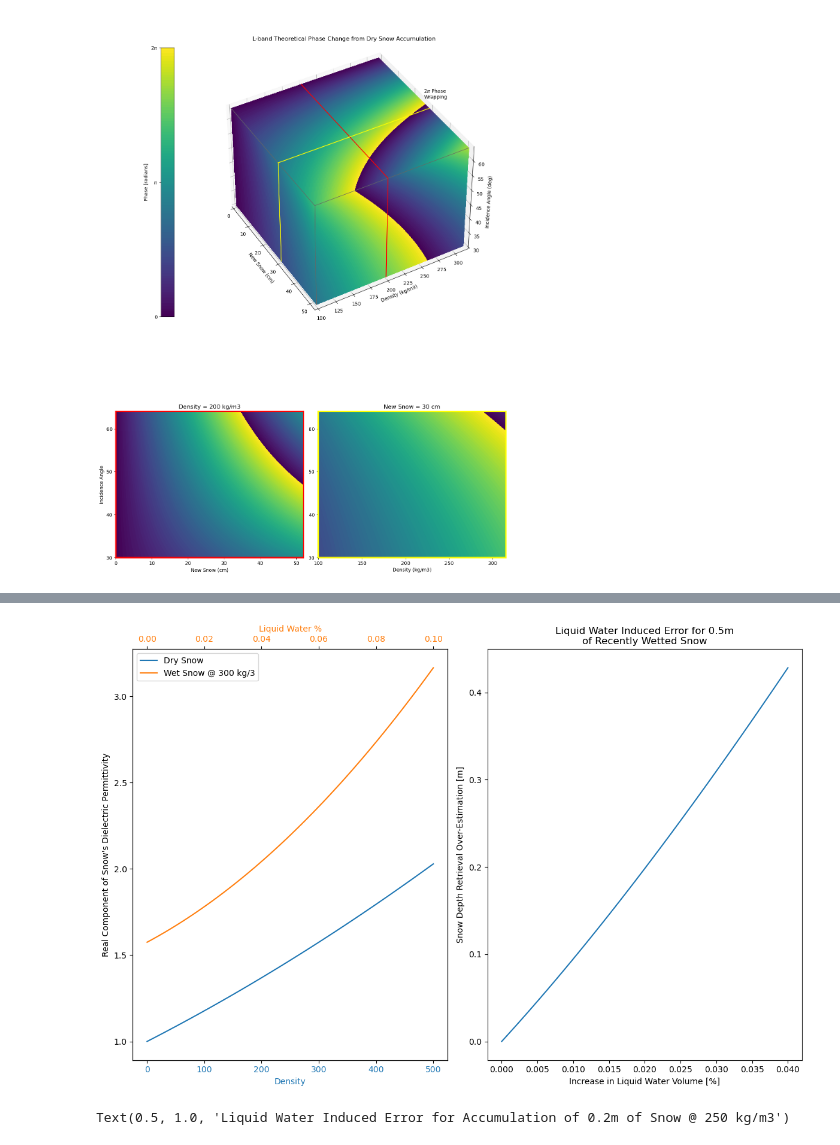
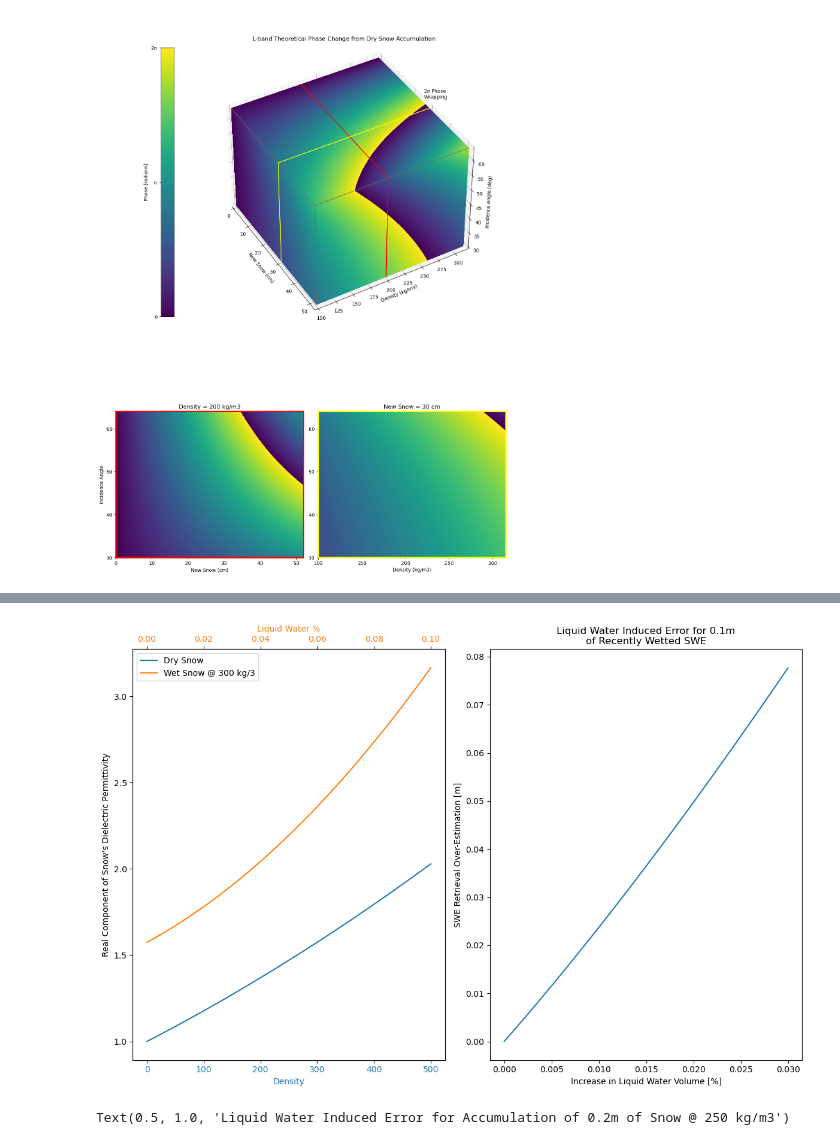
Before and after one commit to ZachHoppinen/uavsar-validation, a Jupyter notebook: src/theoretical/swe_change.ipynb, the cells around one changed output, grey strips where cells are left out. Saved outputs shown, nothing was run; the diff lists cells and outputs as text; code cells hidden in the pictures.

```diff
--- a/src/theoretical/swe_change.ipynb
+++ b/src/theoretical/swe_change.ipynb
@@ -342,38 +314,38 @@ wv = np.linspace(0,0.1, 100)
 es_wet = calc_snow_permittivity(density = 300, water_vol = wv)# - calc_snow_permittivity(density= pd) # subtract dry snow amount to match figure
 ax2.plot(wv, es_wet.real, color = 'C1', label = 'Wet Snow @ 300 kg/3')
 
 ax.set_xlabel('Density', color = 'C0')
 ax2.set_xlabel('Liquid Water %', color = 'C1')
 [t.set_color('C0') for t in ax.xaxis.get_ticklabels()]
 [t.set_color('C1') for t in ax2.xaxis.get_ticklabels()]
 
 lines, labels = ax.get_legend_handles_labels()
 lines2, labels2 = ax2.get_legend_handles_labels()
 ax2.legend(lines + lines2, labels + labels2, loc=0)
 ax.set_ylabel("Real Component of Snow's Dielectric Permittivity")
 
 
 hn = np.array([0.5])
 inc = np.deg2rad(40)
 es_dry = calc_snow_permittivity(density = 250)
 phase_dry = phase_from_depth(hn, inc, es_dry.ravel()[0].real)
 
-wv = np.linspace(0,0.04, 100)
+wv = np.linspace(0,0.03, 100)
 es_wet = calc_snow_permittivity(density = 250, water_vol = wv)
 phase_wet = phase_from_depth(np.broadcast_to(0.5, wv.shape), inc, permittivity = es_wet.real)
 wet_induced_err = depth_from_phase(phase_wet , inc, density = 250) - depth_from_phase(phase_dry, inc, density = 250)
 
 ax = axes[1]
-ax.plot(wv, wet_induced_err)
+ax.plot(wv, wet_induced_err*250/997)
 ax.set_xlabel('Increase in Liquid Water Volume [%]')
-ax.set_ylabel('Snow Depth Retrieval Over-Estimation [m]')
-ax.set_title('Liquid Water Induced Error for 0.5m\nof Recently Wetted Snow')
+ax.set_ylabel('SWE Retrieval Over-Estimation [m]')
+ax.set_title(f'Liquid Water Induced Error for {0.5*200/997:.1f}m\nof Recently Wetted SWE')
 
 plt.tight_layout()
 
 plt.savefig('/bsuhome/zacharykeskinen/uavsar-validation/figures/theoretical/wetness_overest.png')
 # %% [output]
-[figure, old version]
+[figure, new version]
 # %%
 hn = np.array([0.2])
 inc = np.deg2rad(40)
```
Also changed, not shown: parts of 1 cell of this notebook, 2 other files.
